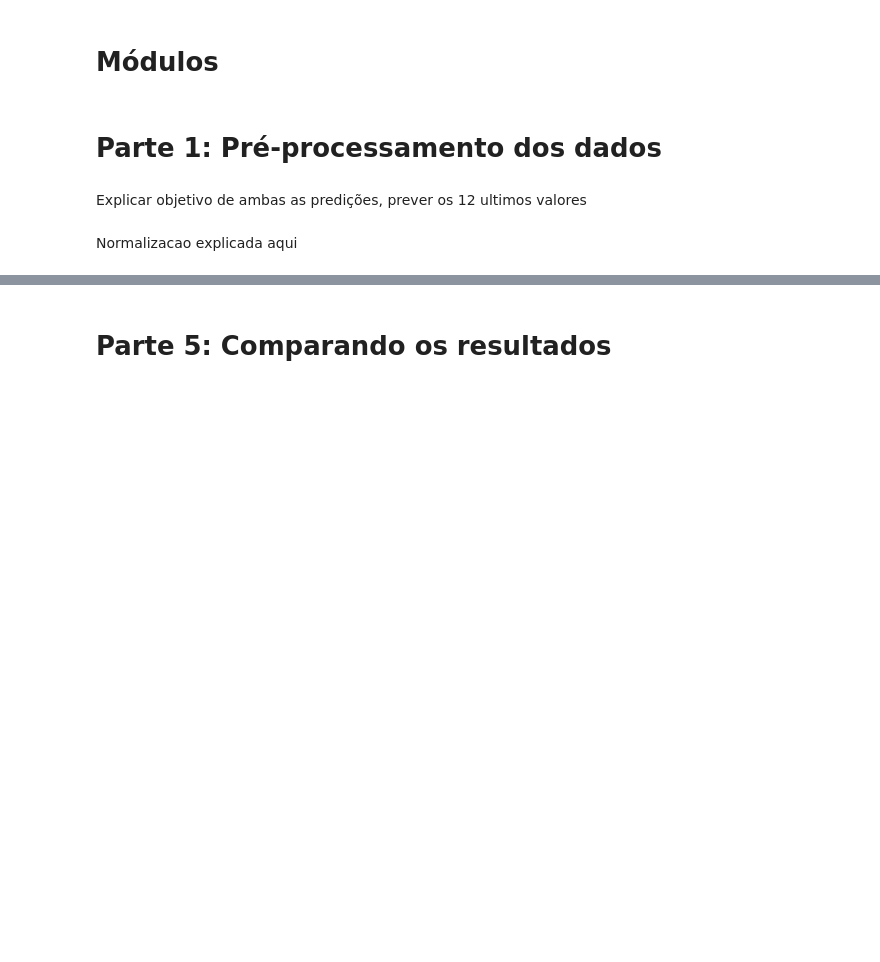
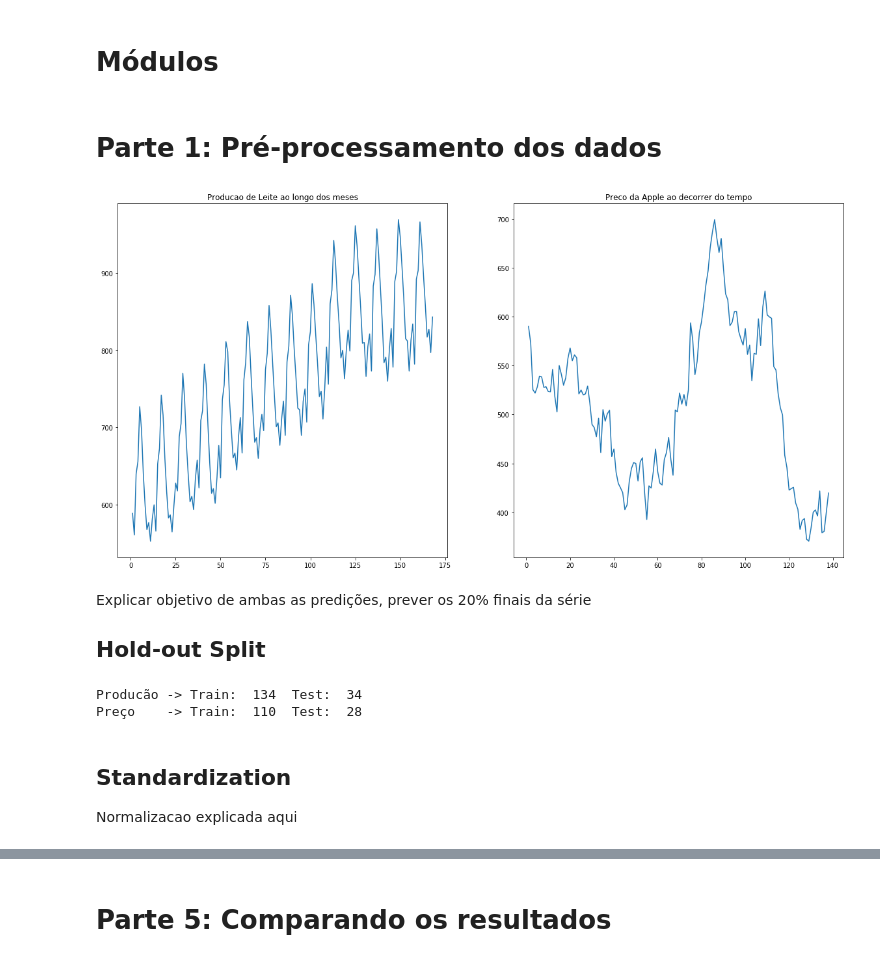
Before and after one commit to KaikeWesleyReis/praticas-deep-learning, a Jupyter notebook: RNN_regressaoTemporal/RNN_regressaoTemporal.ipynb, the cells around one changed output, grey strips where cells are left out. Drawn from its saved outputs; the diff is of its cells as text; code cells hidden in the pictures; blank space fills up the shorter version.

```diff
--- a/RNN_regressaoTemporal/RNN_regressaoTemporal.ipynb
+++ b/RNN_regressaoTemporal/RNN_regressaoTemporal.ipynb
@@ -20,10 +21,29 @@ import talos
 # Parte 1: Pré-processamento dos dados
 # %%
 # Importando banco de dados
-data_apple = pd.read_csv('./dados/apple_prices.csv', names=['price'], header=None)
+data_apple = pd.read_csv('./dados/apple_prices.csv', names=['preco'], header=None)
 data_leite = pd.read_csv('./dados/monthly-milk-production-pounds.csv')
+
 # Corrigindo alguns detalhes dos bancos de dados
-data_leite = df_leite[0:168]
+data_leite = data_leite[0:168]
 data_leite.columns = ['mes', 'producao']
+# %%
+# Tornando as colunas em arrays de dimensão (N,1)
+producao = data_leite['producao'].values.reshape((-1,1))
+preco = data_apple['preco'].values.reshape((-1,1))
+# %%
+# Fazer os gráficos de ambas as séries
+## Declarar eixos e a figura
+fig, (ax1, ax2) = plt.subplots(nrows=1, ncols=2, figsize=(20,10))
+## Plot producao de leite
+ax1.set_title('Producao de Leite ao longo dos meses')
+ax1.plot(list(range(1,len(producao)+1)),list(producao.reshape(-1)));
+## Plot preços da Apple
+ax2.set_title('Preco da Apple ao decorrer do tempo')
+ax2.plot(list(range(1,len(preco)+1)),list(preco.reshape(-1)));
+# %% [output]
+[figure, added]
 # %% [markdown]
-Explicar objetivo de ambas as predições, prever os 12 ultimos valores
+Explicar objetivo de ambas as predições, prever os 20% finais da série
+
+## Hold-out Split
@@ -37,2 +50,24 @@ test_apple = data_apple.tail(12)
+# %%
+# Porcentagem de divisão dos dados
+split = 0.80
+
+# Divisão para produção de leite
+pSplit = int(split*len(producao))
+producao_train = producao[:pSplit]
+producao_test = producao[pSplit:]
+
+# Divisão para preços da Apple
+aSplit = int(split*len(preco))
+preco_train = preco[:aSplit]
+preco_test = preco[aSplit:]
+
+# Print
+print('Producão -> Train: ',len(producao_train),' Test: ',len(producao_test))
+print('Preço    -> Train: ',len(preco_train),' Test: ',len(preco_test))
+# %% [output]
+Producão -> Train:  134  Test:  34
+Preço    -> Train:  110  Test:  28
 # %% [markdown]
+## Standardization
+
 Normalizacao explicada aqui
```
Also changed, not shown: parts of 44 cells of this notebook.
